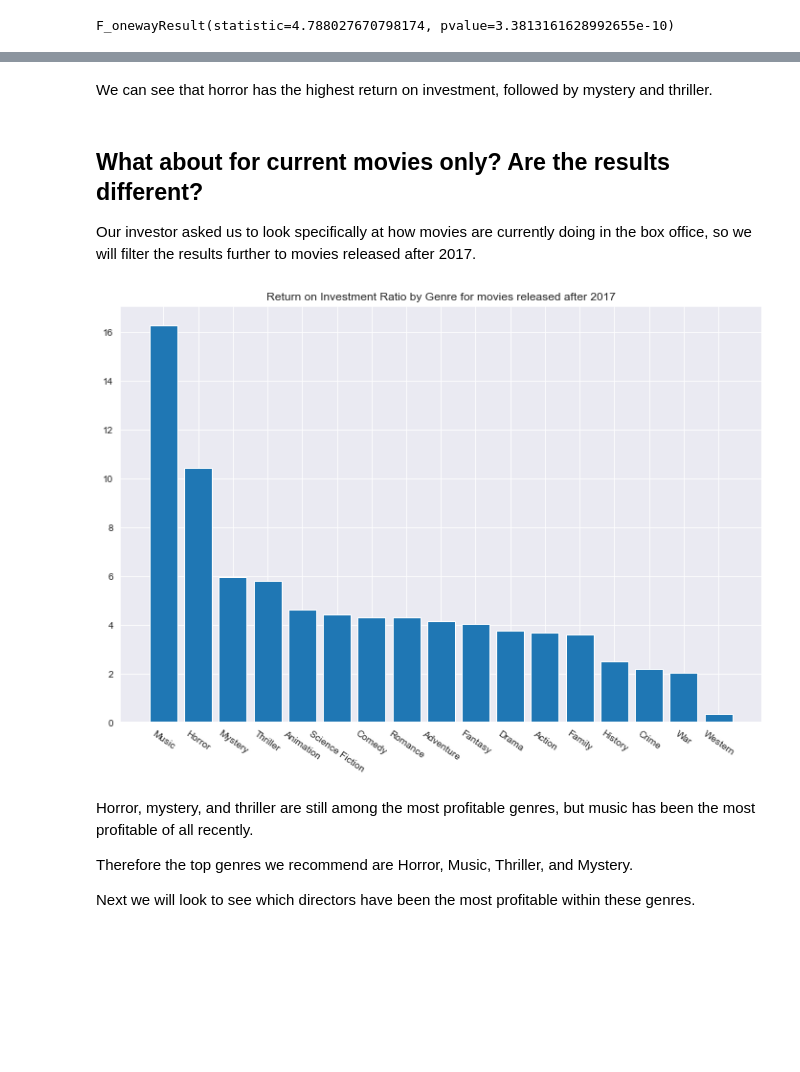
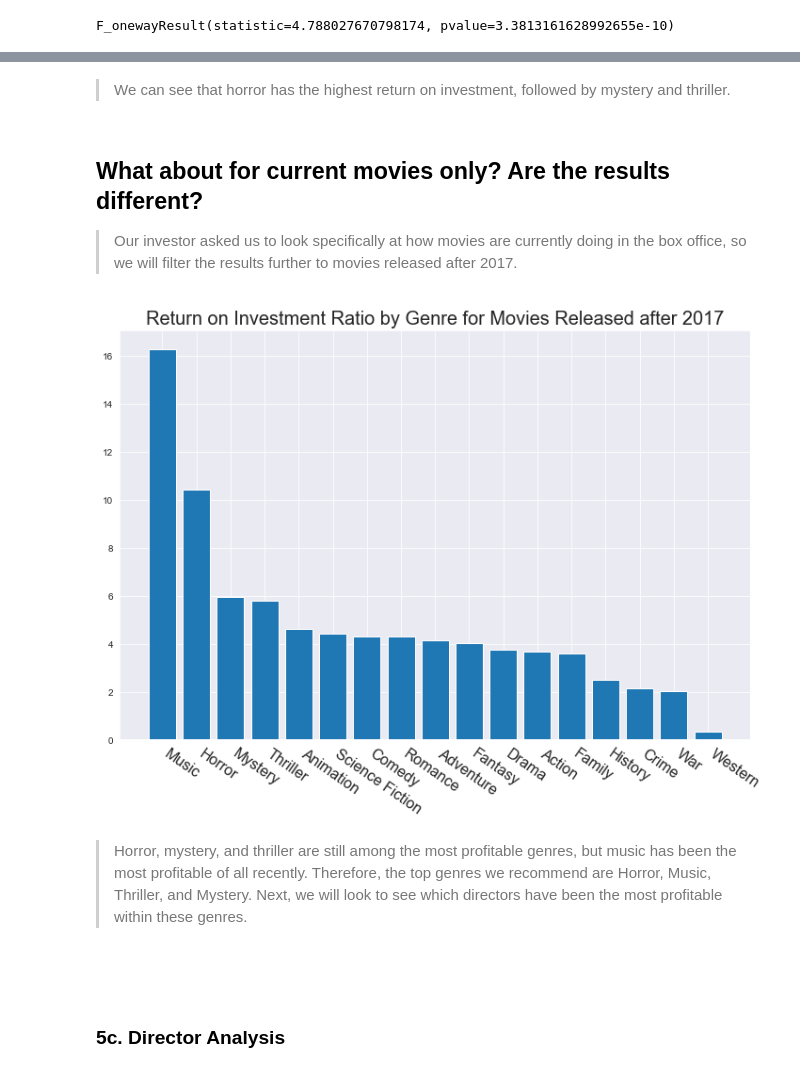
Before and after one commit to xuqc01/Movie-Data-Analysis, a Jupyter notebook: movie-data-analysis.ipynb, the cells around one changed output, grey strips where cells are left out. Drawn from its saved outputs; the diff is of its cells as text; code cells hidden in the pictures; blank space fills up the shorter version.

Commit message:
Added table of contents and added titles to each section to align with the table

```diff
--- a/movie-data-analysis.ipynb
+++ b/movie-data-analysis.ipynb
@@ -124,10 +156,11 @@ columns_to_drop = ['index',
                     'movie',
                     'production_budget',
                     'foreign_gross',
-                    'death_year']
+                    'death_year',
+                    'original_language']
 movies.drop(columns_to_drop, axis=1, inplace=True)
 
 # Remove rows that have missing values
 movies.dropna(inplace=True)
-movies.info()
+movies.head()
 # %% [output]
@@ -154,0 +179,4 @@ memory usage: 109.6+ KB
+# %%
+# x, y, and title size for plotting
+title_size = 20
+label_size = 16
@@ -407,43 +433,43 @@ ax.set_xticklabels(genres_and_rois.index, rotation=-30, ha='center');
 # %% [markdown]
-We can see that horror has the highest return on investment, followed by mystery and thriller.
+> We can see that horror has the highest return on investment, followed by mystery and thriller.
 # %% [markdown]
 ## What about for current movies only? Are the results different?
-Our investor asked us to look specifically at how movies are currently doing in the box office, so we will filter the results further to movies released after 2017.
+> Our investor asked us to look specifically at how movies are currently doing in the box office, so we will filter the results further to movies released after 2017.
 # %%
 #repeating the same steps as above, but for new movies only
 
-new_movies=movies.loc[movies['year']>2017]
+new_movies = movies.loc[movies['year']>2017]
 new_movies.reset_index(inplace=True)
 
-new_genre_rois={}
+new_genre_rois = {}
 for row in new_movies.index:
-    g_ids=new_movies.iloc[row]['genre_ids']
-    rtb=new_movies.iloc[row]['revenue_to_budget']
+    g_ids = new_movies.iloc[row]['genre_ids']
+    rtb = new_movies.iloc[row]['revenue_to_budget']
     for g in g_ids:
         if g in new_genre_rois.keys():
             new_genre_rois[g]=np.append(new_genre_rois[g], rtb)
         else:
             new_genre_rois[g]=np.array([rtb])
 
-new_genre_rois_average={}
+new_genre_rois_average = {}
 for g in new_genre_rois.keys():
-    new_genre_rois_average[g]=new_genre_rois[g].mean()
+    new_genre_rois_average[g] = new_genre_rois[g].mean()
 
 assert(stats.f_oneway(*new_genre_rois.values())[1]<0.05)
 
-new_movies_genres_and_rois=pd.DataFrame(index=new_genre_rois_average.keys(), data=new_genre_rois_average.values(), columns={'Return on Investment'})
+new_movies_genres_and_rois = pd.DataFrame(index=new_genre_rois_average.keys(), data=new_genre_rois_average.values(), columns={'Return on Investment'})
 new_movies_genres_and_rois.sort_values(by='Return on Investment', ascending=False, inplace=True)
 
-fig, ax=plt.subplots(figsize=(12,8))
+fig, ax = plt.subplots(figsize=(12,8))
 ax.bar(new_movies_genres_and_rois.index, new_movies_genres_and_rois['Return on Investment'])
-ax.set_title('Return on Investment Ratio by Genre for movies released after 2017')
-ax.set_xticklabels(new_movies_genres_and_rois.index, rotation=-35, ha='center');
+ax.set_title('Return on Investment Ratio by Genre for Movies Released after 2017', fontsize=title_size)
+ax.set_xticklabels(new_movies_genres_and_rois.index, rotation=-35, ha='left', fontsize=label_size);
 # %% [output]
-[figure, old version]
+[figure, new version]
 # %% [markdown]
-Horror, mystery, and thriller are still among the most profitable genres, but music has been the most profitable of all recently.
-
-Therefore the top genres we recommend are Horror, Music, Thriller, and Mystery.
-
-Next we will look to see which directors have been the most profitable within these genres.
+> Horror, mystery, and thriller are still among the most profitable genres, but music has been the most profitable of all recently. Therefore, the top genres we recommend are Horror, Music, Thriller, and Mystery. Next, we will look to see which directors have been the most profitable within these genres.
+# %% [markdown]
+##
+# %% [markdown]
+### 5c. Director Analysis
 # %%
```
Also changed, not shown: parts of 52 cells of this notebook.
